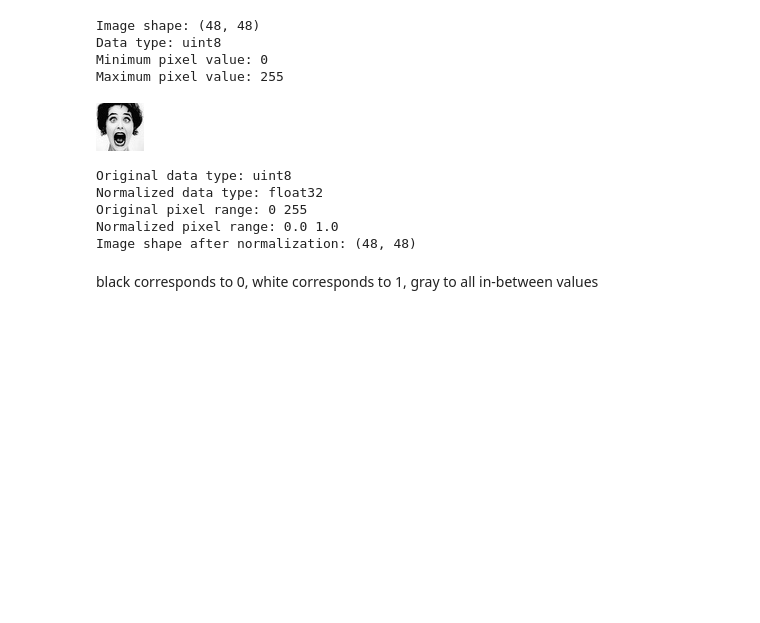
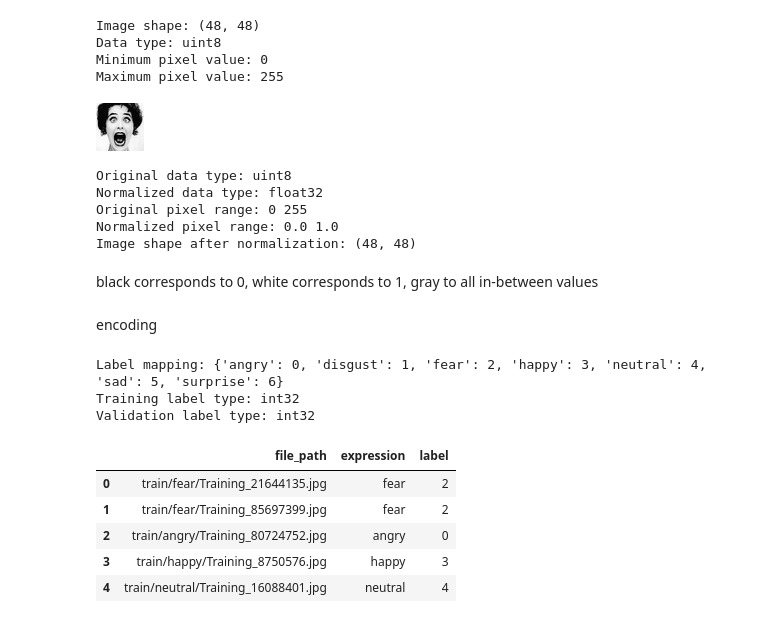
Before and after one commit to chtzortzi-alt/Tzortzi_Facial_Expressions, a Jupyter notebook: Tzortzi_Imaging_Dataset.ipynb, the cells around one changed output. Saved outputs shown, nothing was run; the diff lists cells and outputs as text; code cells hidden in the pictures; blank space fills up the shorter version.

```diff
--- a/Tzortzi_Imaging_Dataset.ipynb
+++ b/Tzortzi_Imaging_Dataset.ipynb
@@ -380,3 +380,30 @@ Normalized pixel range: 0.0 1.0
 Image shape after normalization: (48, 48)
 # %% [markdown]
 black corresponds to 0, white corresponds to 1, gray to all in-between values
+# %% [markdown]
+encoding
+# %%
+label_mapping = {
+    expression: i
+    for i, expression in enumerate(train_classes)
+}
+
+print("Label mapping:", label_mapping)
+
+train_df["label"] = train_df["expression"].map(label_mapping).astype("int32")
+val_df["label"] = val_df["expression"].map(label_mapping).astype("int32")
+
+print("Training label type:", train_df["label"].dtype)
+print("Validation label type:", val_df["label"].dtype)
+
+display(train_df.head())
+# %% [output]
+Label mapping: {'angry': 0, 'disgust': 1, 'fear': 2, 'happy': 3, 'neutral': 4, 'sad': 5, 'surprise': 6}
+Training label type: int32
+Validation label type: int32
+|  | file_path | expression | label |
+| 0 | train/fear/Training_21644135.jpg | fear | 2 |
+| 1 | train/fear/Training_85697399.jpg | fear | 2 |
+| 2 | train/angry/Training_80724752.jpg | angry | 0 |
+| 3 | train/happy/Training_8750576.jpg | happy | 3 |
+| 4 | train/neutral/Training_16088401.jpg | neutral | 4 |
```
Also changed, not shown: parts of 4 cells of this notebook.
